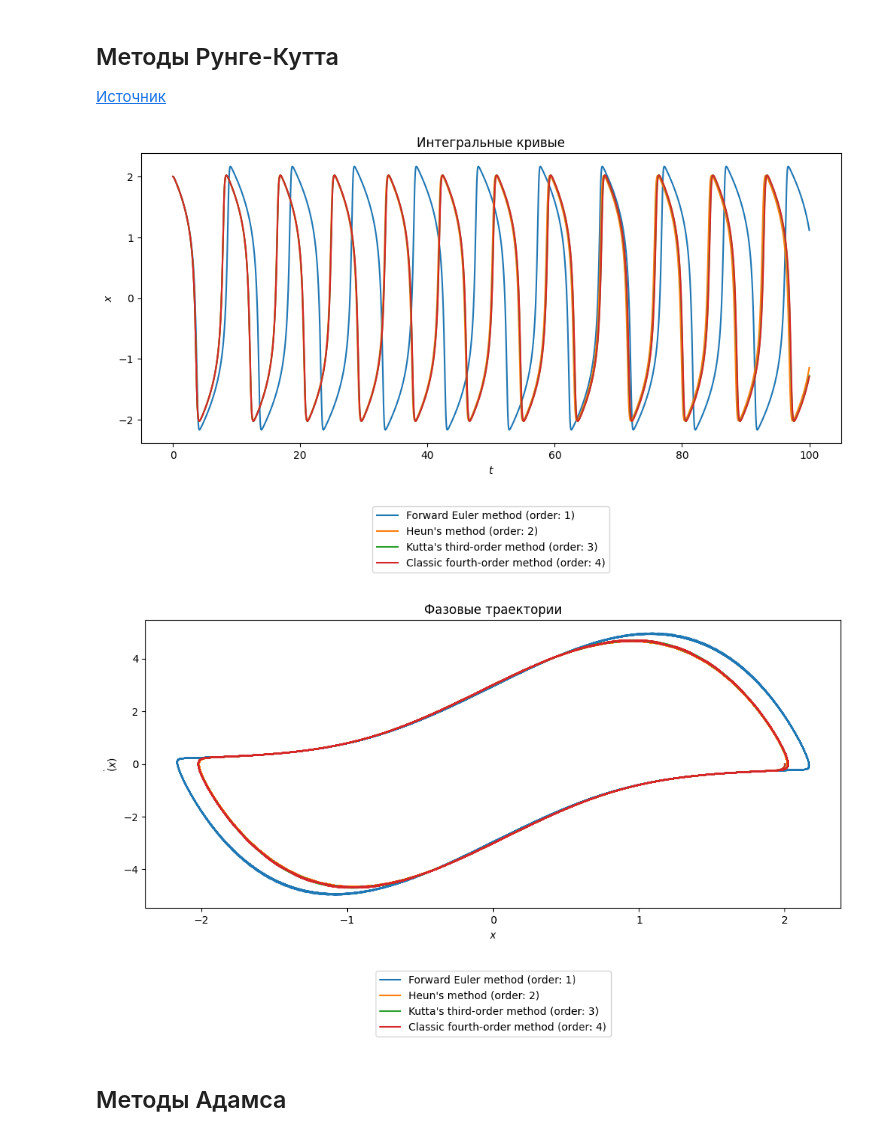
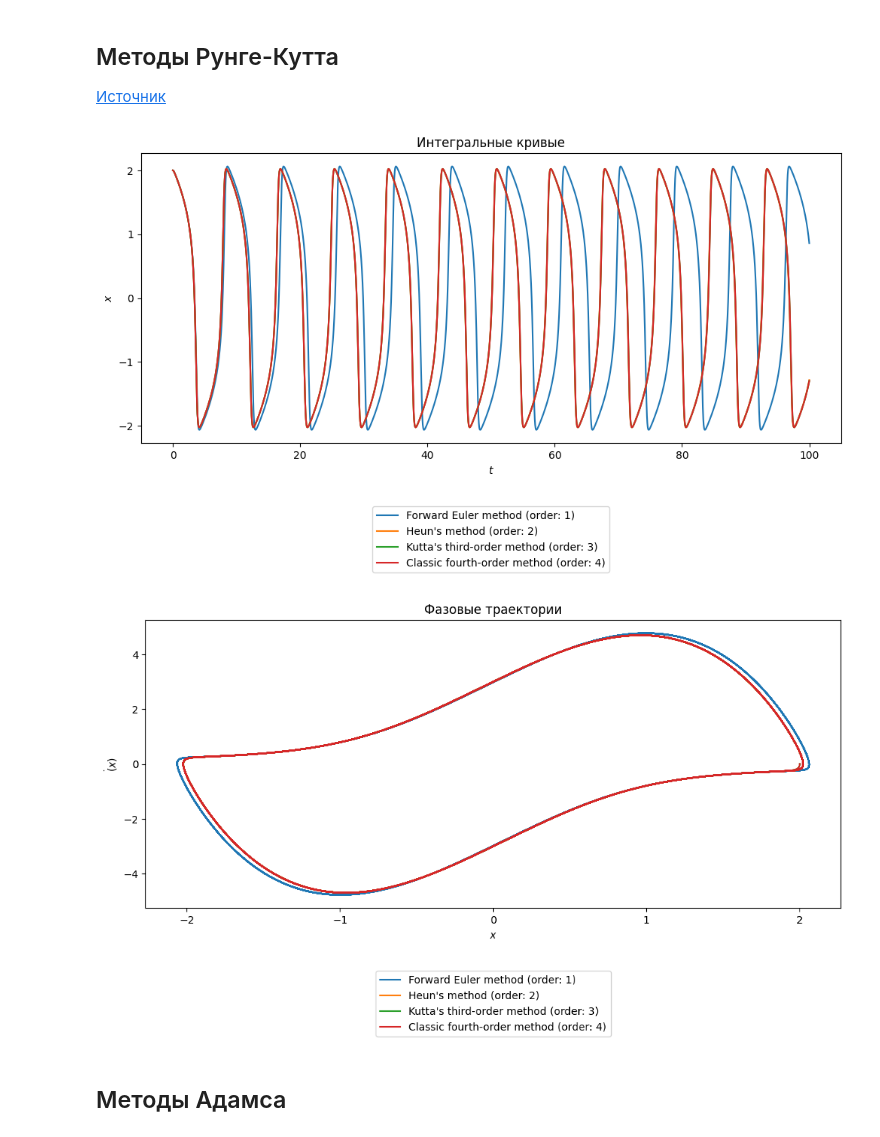
Before and after one commit to vlad-cool/MiptCompMath, a Jupyter notebook: task6.ipynb, the cells around one changed output. Saved outputs shown, nothing was run; the diff lists cells and outputs as text; code cells hidden in the pictures.

```diff
--- a/task6.ipynb
+++ b/task6.ipynb
@@ -190,14 +228,14 @@ class Solution:
         self.x_dot = x_dot
 
 
-def plot_solutions(solution_containers, multidimensionals_solution=False):
+def plot_solutions(solution_containers, multidimensionals_solution=False, parameter="order"):
     plt.figure(figsize=(12, 5))
     for solution_container in solution_containers:
         if multidimensionals_solution:
             for i in range(len(solution_container.solution.x[0])):
-                plt.plot(solution_container.solution.t, [a[i] for a in solution_container.solution.x], label=f"{solution_container.name} (order: {solution_container.order}) ({i})")
+                plt.plot(solution_container.solution.t, [a[i] for a in solution_container.solution.x], label=f"{solution_container.name} ({parameter}: {solution_container.order}) ({i})")
         else:
-            plt.plot(solution_container.solution.t, solution_container.solution.x, label=f"{solution_container.name} (order: {solution_container.order})")
+            plt.plot(solution_container.solution.t, solution_container.solution.x, label=f"{solution_container.name} ({parameter}: {solution_container.order})")
     plt.xlabel("$t$")
     plt.ylabel("$x$")
     plt.title("Интегральные кривые")
@@ -207,7 +245,7 @@ def plot_solutions(solution_containers, multidimensionals_solution=False):
     if not multidimensionals_solution:
         plt.figure(figsize=(12, 5))
         for solution_container in solution_containers:
-            plt.plot(solution_container.solution.x, solution_container.solution.x_dot, label=f"{solution_container.name} (order: {solution_container.order})")
+            plt.plot(solution_container.solution.x, solution_container.solution.x_dot, label=f"{solution_container.name} ({parameter}: {solution_container.order})")
         plt.xlabel("$x$")
         plt.ylabel("$\\dot(x)$")
         plt.title("Фазовые траектории")
@@ -235,7 +273,7 @@ def f(t, x):
 ## Методы Рунге-Кутта
 [Источник](https://en.wikipedia.org/wiki/List_of_Runge%E2%80%93Kutta_methods)
 # %%
-tau = 0.05
+tau = 0.015
 t_stop = 100
 
 class RungeKuttaMethod:
@@ -303,35 +341,35 @@ methods.append(
                 [1/2, 0.0, 1/2, 0.0, 0.0],
                 [1.0, 0.0, 0.0, 1.0, 0.0],
                 [0.0, 1/6, 1/3, 1/3, 1/6],
             ]
         )
     )
 )
 
 for method in methods:
     t = [0]
     i = 1
 
     x = [
         np.array([2.0, 0.0])
     ]
 
 
     while tau * i <= t_stop:
         t.append(tau * i)
         x.append(solve_runge_kutta_explicit(tau, t[i - 1], x[i - 1], f, method.table))
         i += 1
 
     method.set_solution(
         t,
         np.array([a[0] for a in x]),
         np.array([a[1] for a in x]),
     )
 
 plot_solutions(methods)
 # %% [output]
-[figure, old version]
+[figure, new version]
-[figure, old version]
+[figure, new version]
 # %% [markdown]
 ## Методы Адамса
 # %%
```
Also changed, not shown: parts of 11 cells of this notebook.
